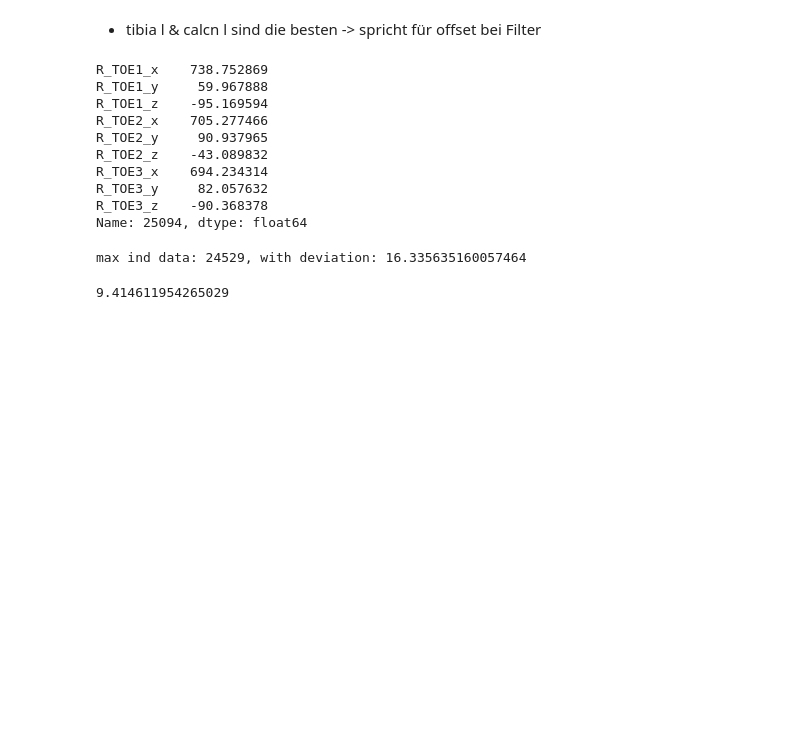
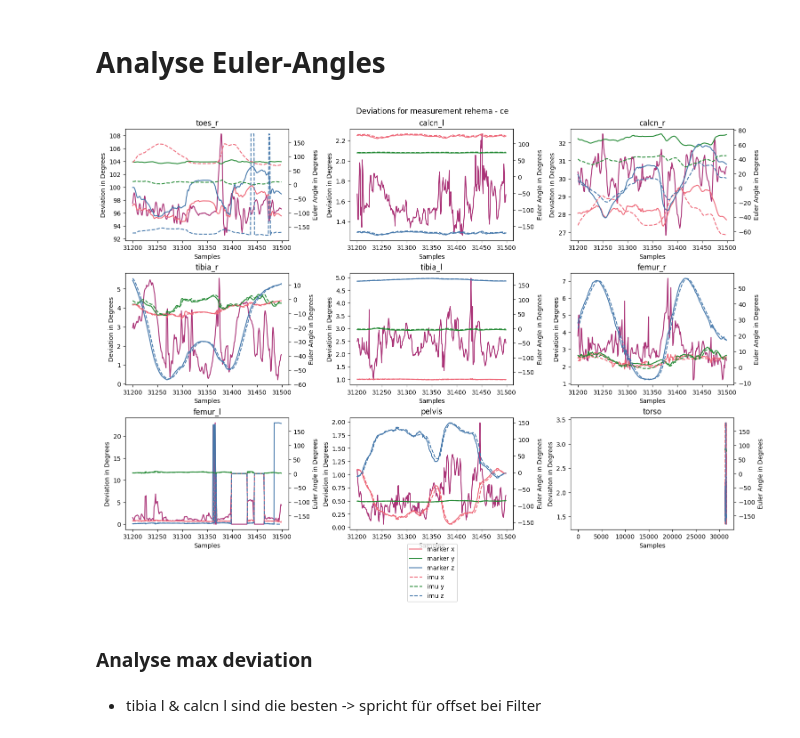
Before and after one commit to ai-for-sensor-data-analytics-ulm/aisd_ortho_ki_dataset, a Jupyter notebook: intern/visualize_orientation_discrepancies.ipynb, the cells around one changed output. Cells and saved outputs as stored; diff of their text form; code cells hidden in the pictures; blank space fills up the shorter version.

```diff
--- a/intern/visualize_orientation_discrepancies.ipynb
+++ b/intern/visualize_orientation_discrepancies.ipynb
@@ -28,0 +22,2 @@ plt.show()
+# %%
+cset = tc.tol_cset('bright')
@@ -29,2 +124,14 @@ plt.show()
+# %% [markdown]
+# Analyse Euler-Angles
+# %%
+
+# example ausreiser wegen zeitlichem offset : toes_r, austra, ce, ausreiser 25050, 25150
+# example ausreiser wegen qtm, marker verdeckt durch hand: femur_r, austra, ce, ausreiser  11050, 11150
+# example verdreht -> julia, femur_r,
+plot_euler_angles(data, subject_name, exercise_name, 31200, 31500)
+# %% [output]
+[figure, added]
+# %% [markdown]
+### Analyse max deviation
 # %% [markdown]
 - tibia l & calcn l sind die besten -> spricht für offset bei Filter
@@ -69,28 +137,0 @@ marker_data = read_trc_file(str(base_path / 'ik_imus' / f'marker_data_osim_forma
-# %%
-toes_data = np.array(data['toes_r'])
-max_toes_data = np.argmax(toes_data, axis=0)
-marker_data[['R_TOE1_x', 'R_TOE1_y', 'R_TOE1_z', 'R_TOE2_x', 'R_TOE2_y', 'R_TOE2_z','R_TOE3_x', 'R_TOE3_y', 'R_TOE3_z',]].iloc[max_toes_data]
-# %% [output]
-R_TOE1_x    738.752869
-R_TOE1_y     59.967888
-R_TOE1_z    -95.169594
-R_TOE2_x    705.277466
-R_TOE2_y     90.937965
-R_TOE2_z    -43.089832
-R_TOE3_x    694.234314
-R_TOE3_y     82.057632
-R_TOE3_z    -90.368378
-Name: 25094, dtype: float64
-# %%
-ind_data = np.array(data['pelvis'])
-max_ind_data = np.argmax(ind_data, axis=0)
-print(f'max ind data: {max_ind_data}, with deviation: {ind_data[max_ind_data]}')
-# %% [output]
-max ind data: 24529, with deviation: 16.335635160057464
-# %%
-R1 = R.from_euler('xyz', [-3.78, 0.06, -7.77], degrees=True)
-R2 = R.from_euler('xyz', [3.26, -1.56, -1.82], degrees=True)
-diff = R1.inv() * R2
-print(np.linalg.norm(diff.as_rotvec(degrees=True)))
-# %% [output]
-9.414611954265029
```
Also changed, not shown: parts of 9 cells of this notebook, 9 other files.
